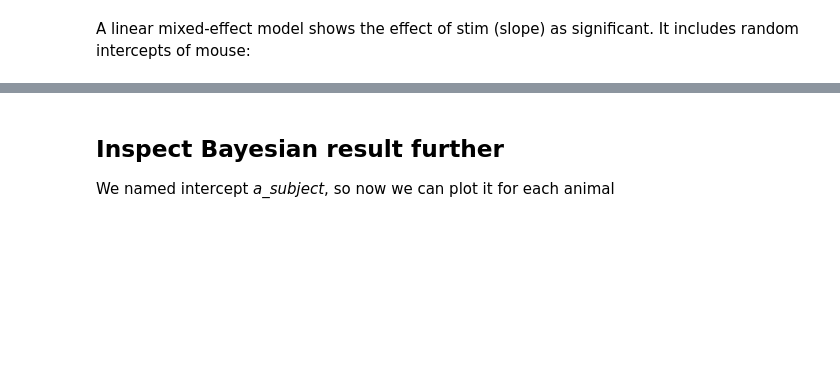
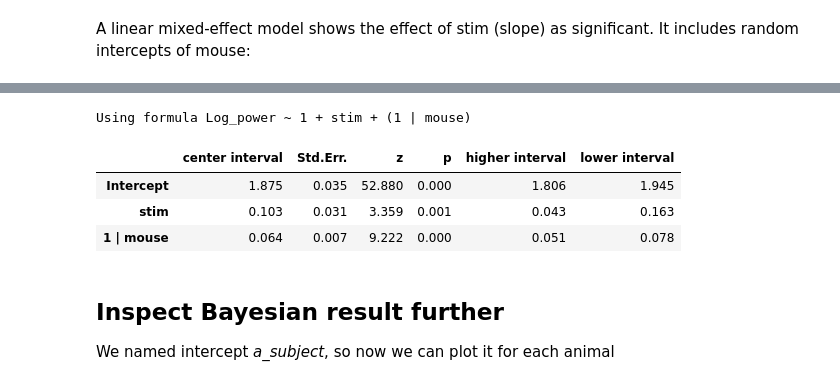
Before and after one commit to mmyros/bayes-window, a Jupyter notebook: docs/example_notebooks/lfp_example/quick_lfp.ipynb, the cells around one changed output, grey strips where cells are left out. Saved outputs shown, nothing was run; the diff lists cells and outputs as text; code cells hidden in the pictures; blank space fills up the shorter version.

```diff
--- a/docs/example_notebooks/lfp_example/quick_lfp.ipynb
+++ b/docs/example_notebooks/lfp_example/quick_lfp.ipynb
@@ -9,4 +10,7 @@ from bayes_window import BayesWindow, models
 40 trials of "theta power" is generated for every animal. It is drawn randomly as a poisson process.
 
 This is repeated for "stimulation" trials, but poisson rate is higher.
+# %%
+# Draw some fake data:
+df, df_monster, index_cols, _ = generate_fake_lfp(mouse_response_slope=9, n_trials=30)
 # %% [markdown]
@@ -14,5 +20,3 @@ Mice vary in their baseline power. Higher-baseline mice tend to have smaller sti
-# %%
-df, df_monster, index_cols, _ = generate_fake_lfp(mouse_response_slope=6, n_trials=30)
 # %%
 c1=plot_data(df=df,x='stim',y='Log power').properties(width=60)
 c2=plot_data_slope_trials(df=df,x='stim',y='Log power',color=None,detail='i_trial')
@@ -91,3 +104,15 @@ window.plot_posteriors_no_slope()
+# %%
+# Initialize:
+window=BayesWindow(df, y='Log power', treatment='stim', group='mouse')
+window.fit_lme()
+
+window.posterior
+# %% [output]
+Using formula Log_power ~ 1 + stim + (1 | mouse)
+|  | center interval | Std.Err. | z | p | higher interval | lower interval |
+| Intercept | 1.875 | 0.035 | 52.880 | 0.000 | 1.806 | 1.945 |
+| stim | 0.103 | 0.031 | 3.359 | 0.001 | 0.043 | 0.163 |
+| 1 | mouse | 0.064 | 0.007 | 9.222 | 0.000 | 0.051 | 0.078 |
 # %% [markdown]
 ## Inspect Bayesian result further
 We named intercept _a\_subject_, so now we can plot it for each animal
```
Also changed, not shown: parts of 15 cells of this notebook, 4 other files.
